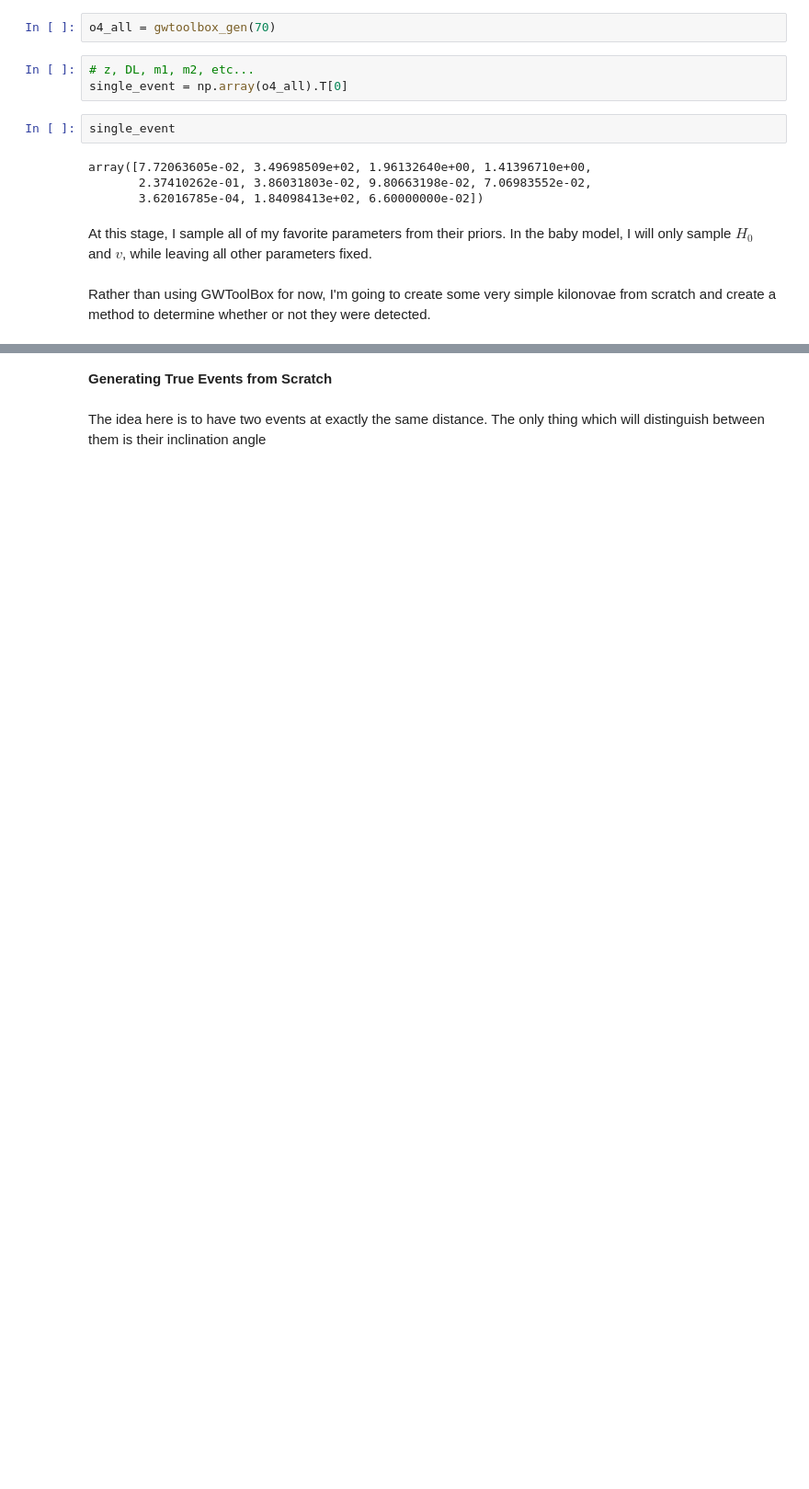
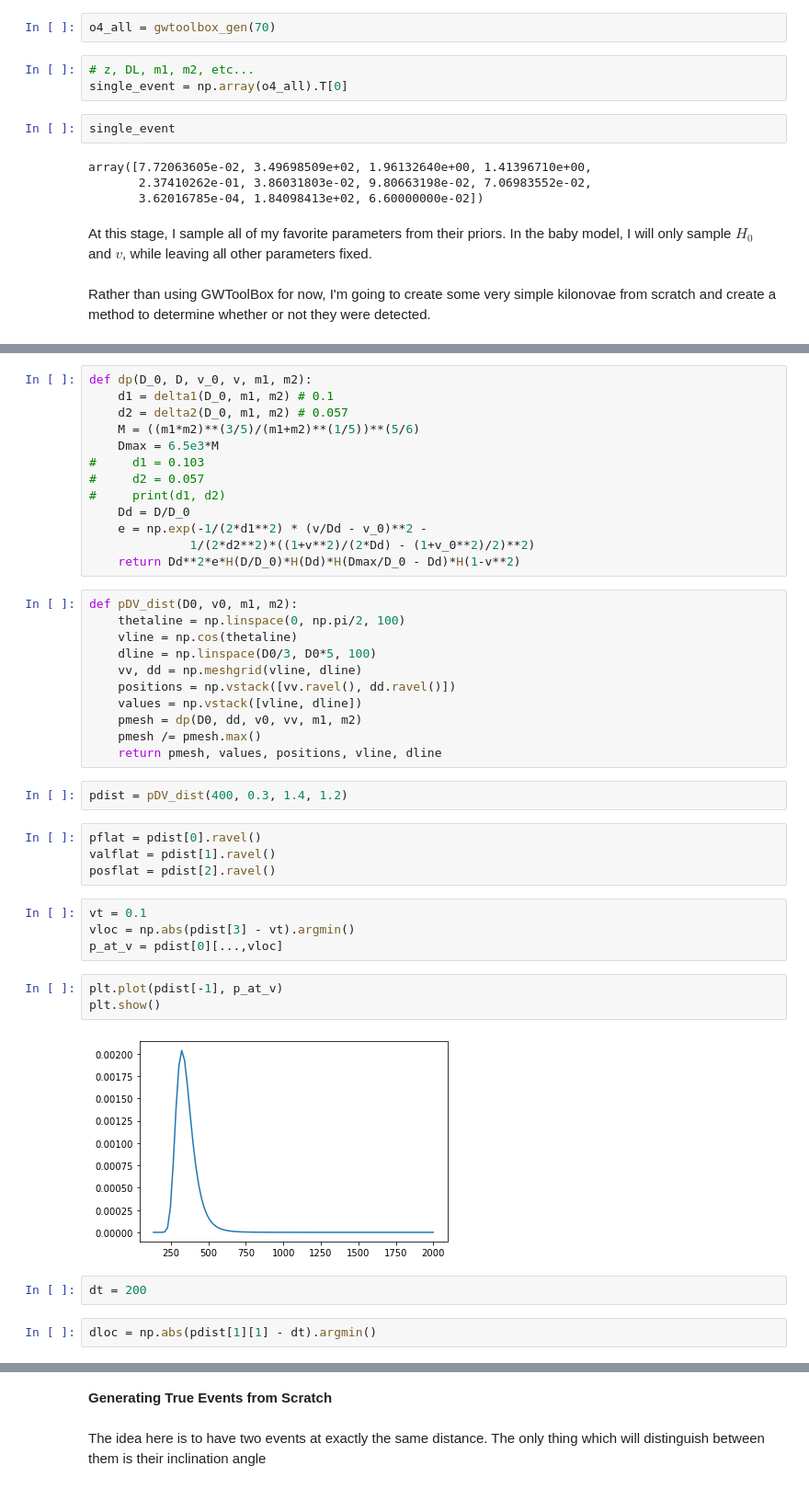
Before and after one commit to samgagnon/kilonova_sim, a Jupyter notebook: Baby's First Forward Model.ipynb, the cells around one changed output, grey strips where cells are left out. Shown at 92% size. Saved outputs shown, nothing was run; the diff lists cells and outputs as text; blank space fills up the shorter version.

Commit message:
Implemented mag response and dist sample for obs

```diff
--- a/Baby's First Forward Model.ipynb
+++ b/Baby's First Forward Model.ipynb
@@ -70,0 +106,43 @@ Rather than using GWToolBox for now, I'm going to create some very simple kilono
+# %%
+def dp(D_0, D, v_0, v, m1, m2):
+    d1 = delta1(D_0, m1, m2) # 0.1
+    d2 = delta2(D_0, m1, m2) # 0.057
+    M = ((m1*m2)**(3/5)/(m1+m2)**(1/5))**(5/6)
+    Dmax = 6.5e3*M
+#     d1 = 0.103
+#     d2 = 0.057
+#     print(d1, d2)
+    Dd = D/D_0
+    e = np.exp(-1/(2*d1**2) * (v/Dd - v_0)**2 -
+              1/(2*d2**2)*((1+v**2)/(2*Dd) - (1+v_0**2)/2)**2)
+    return Dd**2*e*H(D/D_0)*H(Dd)*H(Dmax/D_0 - Dd)*H(1-v**2)
+# %%
+def pDV_dist(D0, v0, m1, m2):
+    thetaline = np.linspace(0, np.pi/2, 100)
+    vline = np.cos(thetaline)
+    dline = np.linspace(D0/3, D0*5, 100)
+    vv, dd = np.meshgrid(vline, dline)
+    positions = np.vstack([vv.ravel(), dd.ravel()])
+    values = np.vstack([vline, dline])
+    pmesh = dp(D0, dd, v0, vv, m1, m2)
+    pmesh /= pmesh.max()
+    return pmesh, values, positions, vline, dline
+# %%
+pdist = pDV_dist(400, 0.3, 1.4, 1.2)
+# %%
+pflat = pdist[0].ravel()
+valflat = pdist[1].ravel()
+posflat = pdist[2].ravel()
+# %%
+vt = 0.1
+vloc = np.abs(pdist[3] - vt).argmin()
+p_at_v = pdist[0][...,vloc]
+# %%
+plt.plot(pdist[-1], p_at_v)
+plt.show()
+# %% [output]
+[figure, added]
+# %%
+dt = 200
+# %%
+dloc = np.abs(pdist[1][1] - dt).argmin()
```
Also changed, not shown: parts of 25 cells of this notebook, 1 other file.
